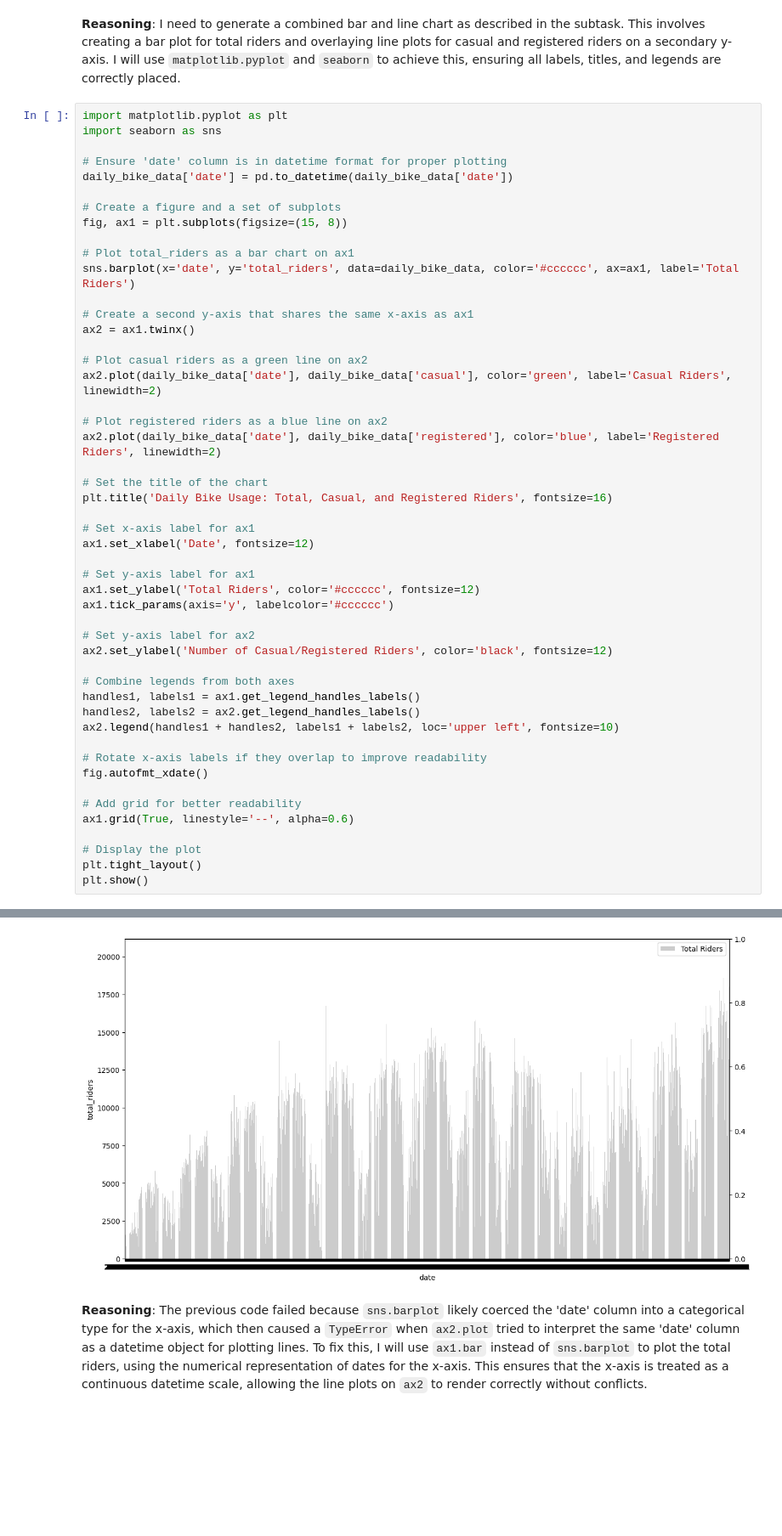
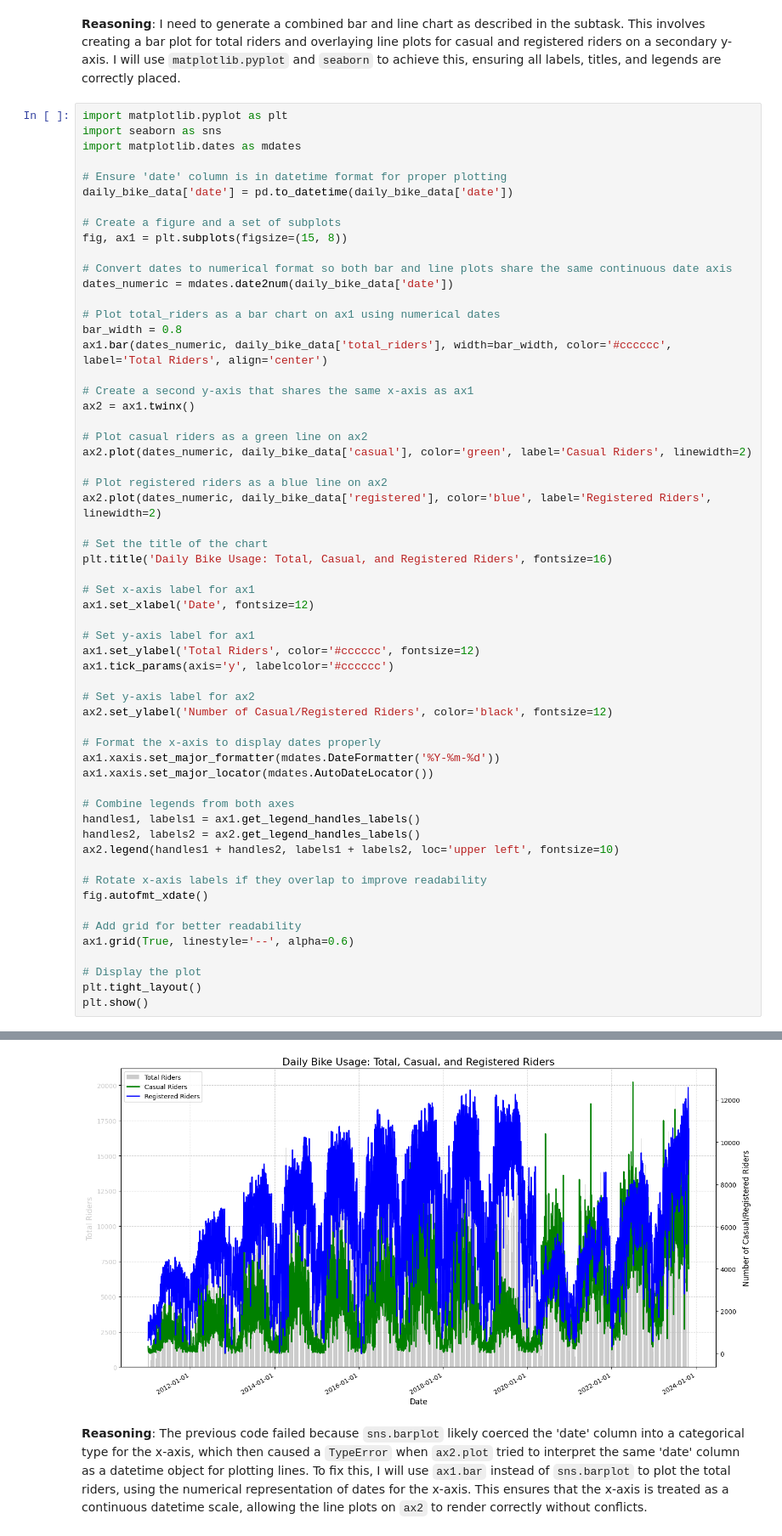
Before and after one commit to jacob-walker12/jacob-walker12.github.io, a Jupyter notebook: notebooks/starter_bikes.ipynb, the cells around one changed output, grey strips where cells are left out. Shown at 85% size. Saved outputs shown, nothing was run; the diff lists cells and outputs as text; blank space fills up the shorter version.

```diff
--- a/notebooks/starter_bikes.ipynb
+++ b/notebooks/starter_bikes.ipynb
@@ -167,6 +277,7 @@ I need to generate a combined bar and line chart as described in the subtask. Th
 # %%
 import matplotlib.pyplot as plt
 import seaborn as sns
+import matplotlib.dates as mdates
 
 # Ensure 'date' column is in datetime format for proper plotting
 daily_bike_data['date'] = pd.to_datetime(daily_bike_data['date'])
@@ -174,17 +285,21 @@ daily_bike_data['date'] = pd.to_datetime(daily_bike_data['date'])
 # Create a figure and a set of subplots
 fig, ax1 = plt.subplots(figsize=(15, 8))
 
-# Plot total_riders as a bar chart on ax1
-sns.barplot(x='date', y='total_riders', data=daily_bike_data, color='#cccccc', ax=ax1, label='Total Riders')
+# Convert dates to numerical format so both bar and line plots share the same continuous date axis
+dates_numeric = mdates.date2num(daily_bike_data['date'])
+
+# Plot total_riders as a bar chart on ax1 using numerical dates
+bar_width = 0.8
+ax1.bar(dates_numeric, daily_bike_data['total_riders'], width=bar_width, color='#cccccc', label='Total Riders', align='center')
 
 # Create a second y-axis that shares the same x-axis as ax1
 ax2 = ax1.twinx()
 
 # Plot casual riders as a green line on ax2
-ax2.plot(daily_bike_data['date'], daily_bike_data['casual'], color='green', label='Casual Riders', linewidth=2)
+ax2.plot(dates_numeric, daily_bike_data['casual'], color='green', label='Casual Riders', linewidth=2)
 
 # Plot registered riders as a blue line on ax2
-ax2.plot(daily_bike_data['date'], daily_bike_data['registered'], color='blue', label='Registered Riders', linewidth=2)
+ax2.plot(dates_numeric, daily_bike_data['registered'], color='blue', label='Registered Riders', linewidth=2)
 
 # Set the title of the chart
 plt.title('Daily Bike Usage: Total, Casual, and Registered Riders', fontsize=16)
@@ -198,6 +313,10 @@ ax1.tick_params(axis='y', labelcolor='#cccccc')
 
 # Set y-axis label for ax2
 ax2.set_ylabel('Number of Casual/Registered Riders', color='black', fontsize=12)
+
+# Format the x-axis to display dates properly
+ax1.xaxis.set_major_formatter(mdates.DateFormatter('%Y-%m-%d'))
+ax1.xaxis.set_major_locator(mdates.AutoDateLocator())
 
 # Combine legends from both axes
 handles1, labels1 = ax1.get_legend_handles_labels()
@@ -218,4 +336,4 @@ TypeError: tz must be string or tzinfo subclass, not <matplotlib.category.UnitDa
-[figure, old version]
+[figure, new version]
 # %% [markdown]
 **Reasoning**:
 The previous code failed because `sns.barplot` likely coerced the 'date' column into a categorical type for the x-axis, which then caused a `TypeError` when `ax2.plot` tried to interpret the same 'date' column as a datetime object for plotting lines. To fix this, I will use `ax1.bar` instead of `sns.barplot` to plot the total riders, using the numerical representation of dates for the x-axis. This ensures that the x-axis is treated as a continuous datetime scale, allowing the line plots on `ax2` to render correctly without conflicts.
```
Also changed, not shown: parts of 4 cells of this notebook.
